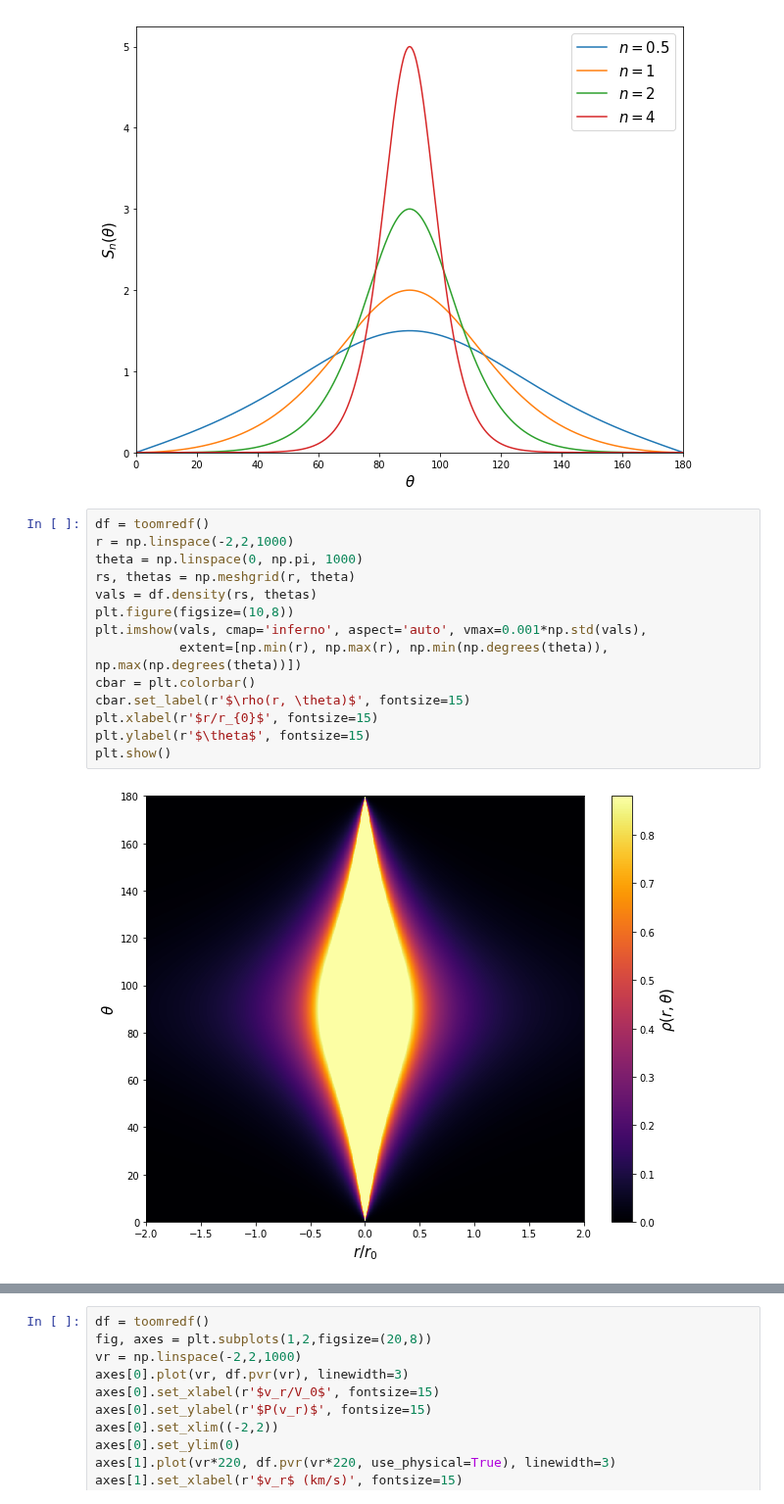
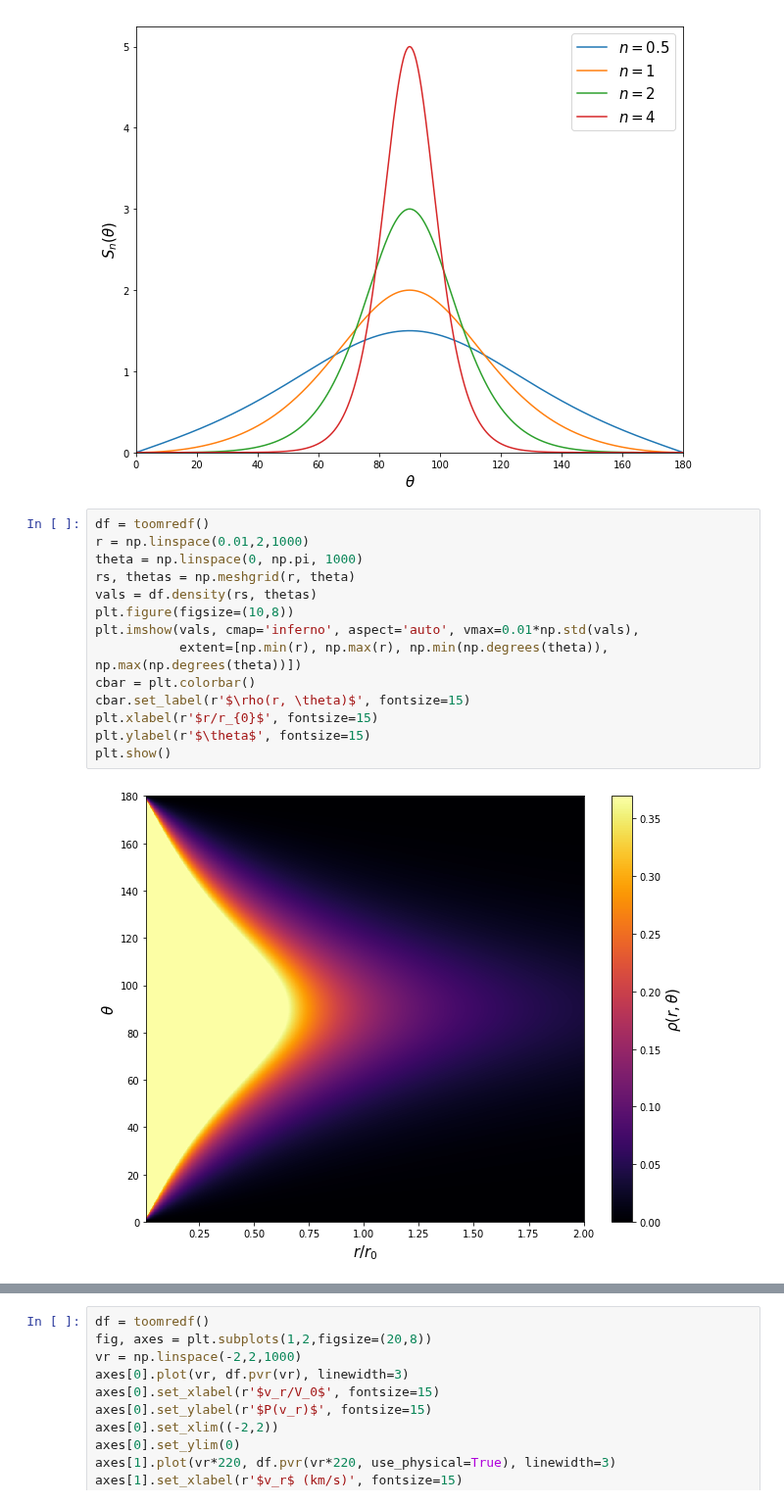
Before and after one commit to mwbub/Gaia-I3, a Jupyter notebook: Code/mock_data/toomredf/toomredf_demo.ipynb, the cells around one changed output, grey strips where cells are left out. Shown at 98% size. Drawn from its saved outputs; the diff is of its cells as text.

Commit message:
Updated plot axes

```diff
--- a/Code/mock_data/toomredf/toomredf_demo.ipynb
+++ b/Code/mock_data/toomredf/toomredf_demo.ipynb
@@ -18,20 +19,20 @@ plt.show()
 [figure]
 # %%
 df = toomredf()
-r = np.linspace(-2,2,1000)
+r = np.linspace(0.01,2,1000)
 theta = np.linspace(0, np.pi, 1000)
 rs, thetas = np.meshgrid(r, theta)
 vals = df.density(rs, thetas)
 plt.figure(figsize=(10,8))
-plt.imshow(vals, cmap='inferno', aspect='auto', vmax=0.001*np.std(vals),
+plt.imshow(vals, cmap='inferno', aspect='auto', vmax=0.01*np.std(vals),
            extent=[np.min(r), np.max(r), np.min(np.degrees(theta)), np.max(np.degrees(theta))])
 cbar = plt.colorbar()
 cbar.set_label(r'$\rho(r, \theta)$', fontsize=15)
 plt.xlabel(r'$r/r_{0}$', fontsize=15)
 plt.ylabel(r'$\theta$', fontsize=15)
 plt.show()
 # %% [output]
-[figure, old version]
+[figure, new version]
 # %%
 df = toomredf()
 df.turn_physical_on()
```
Also changed, not shown: parts of 4 cells of this notebook.
